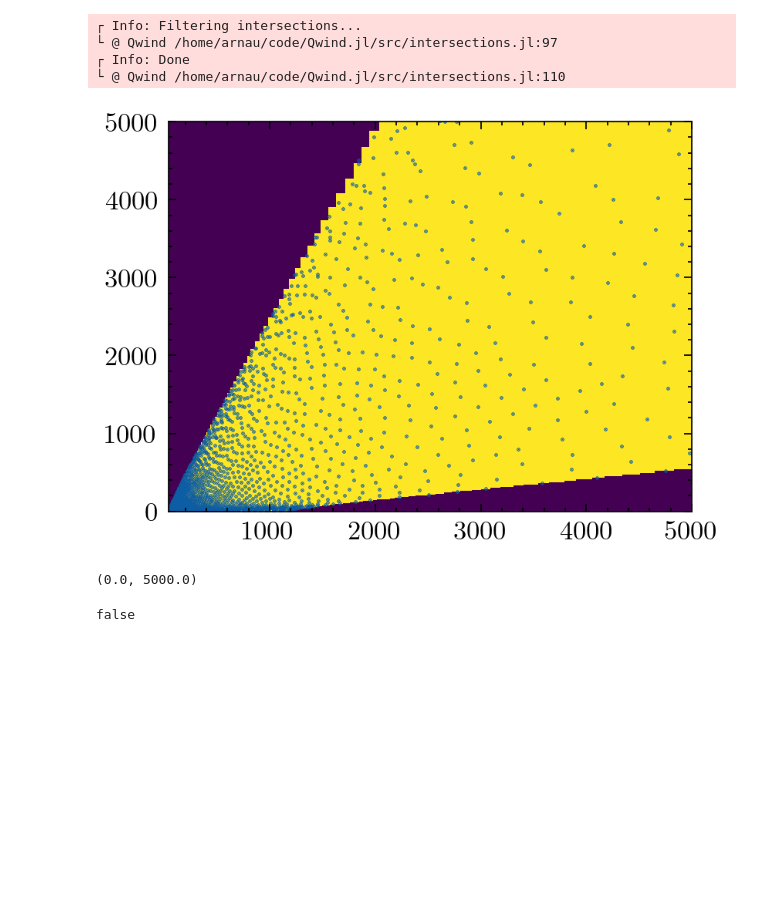
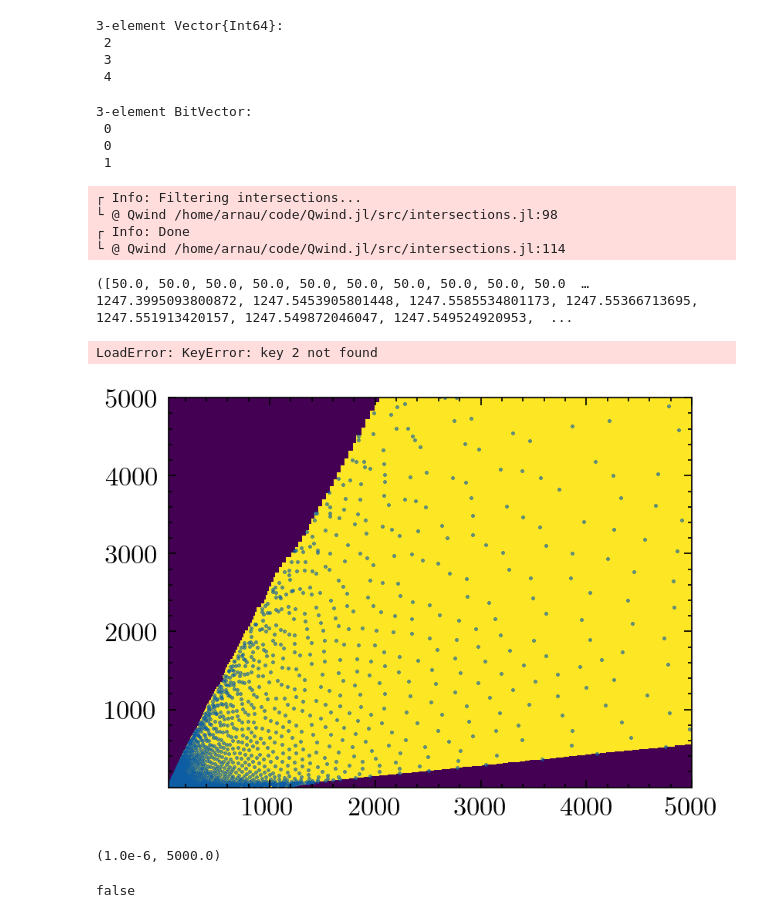
Before and after one commit to arnauqb/Qwind.jl, a Jupyter notebook: papers/paper2/rt_plots.ipynb, the cells around one changed output. Saved outputs shown, nothing was run; the diff lists cells and outputs as text; code cells hidden in the pictures; blank space fills up the shorter version.

Commit message:
Reworked wind hull again

```diff
--- a/papers/paper2/rt_plots.ipynb
+++ b/papers/paper2/rt_plots.ipynb
@@ -43,0 +104,15 @@ LoadError: StackOverflowError:
+# %%
+a = [1,2,3]
+b = [2,3,4]
+# %% [output]
+3-element Vector{Int64}:
+ 2
+ 3
+ 4
+# %%
+mask = (a .> 2) .& (b .> 2)
+# %% [output]
+3-element BitVector:
+ 0
+ 0
+ 1
@@ -44,25 +121,36 @@ LoadError: StackOverflowError:
+# %%
+red_integs = reduce_integrators(iterations_dict[1]["integrators"], no_interpolation=true)
+# %% [output]
+┌ Info: Filtering intersections...
+└ @ Qwind /home/arnau/code/Qwind.jl/src/intersections.jl:98
+┌ Info: Done
+└ @ Qwind /home/arnau/code/Qwind.jl/src/intersections.jl:114
+([50.0, 50.0, 50.0, 50.0, 50.0, 50.0, 50.0, 50.0, 50.0, 50.0  …  1247.3995093800872, 1247.5453905801448, 1247.5585534801173, 1247.55366713695, 1247.551913420157, 1247.549872046047, 1247.549524920953,  ...
 # %%
 it_num = 2
-r, z, _, _, _ = reduce_integrators(iterations_dict[it_num]["integrators"], n_timesteps=100, log=false);
-hull, ps = construct_wind_hull(r, z, [integ.p.r0 for integ in iterations_dict[it_num]["integrators"]], sigdigits=6);
+integrators = iterations_dict[it_num]["integrators"]
+r, z, _, _, _ = reduce_integrators(integrators, n_timesteps=100, log=false);
+r0 = [integ.p.r0 for integ in integrators]
+hull, ps = construct_wind_hull(r, z, r0);
 # %% [output]
-┌ Info: Filtering intersections...
-└ @ Qwind /home/arnau/code/Qwind.jl/src/intersections.jl:97
-┌ Info: Done
-└ @ Qwind /home/arnau/code/Qwind.jl/src/intersections.jl:110
+LoadError: KeyError: key 2 not found
 # %%
 fig, ax = plt.subplots()
 pss = reduce(hcat, ps)
-QwindPlotting.plot_wind_hull(hull, fig=fig, ax=ax, rmax=5000, zmax=5000, zmin=1e-6, rmin=40, nr=500, nz=500)
+rmin = 40
+zmin = 1e-6
+rmax = 5000
+zmax = 5000
+QwindPlotting.plot_wind_hull(hull, fig=fig, ax=ax, rmax=rmax, zmax=zmax, zmin=zmin, rmin=rmin, nr=1000, nz=1000)
 #ax.scatter(pss[1,:], pss[2,:], s=2, color="red")
 ax.scatter(r, z, s=0.1)
 vs = reduce(hcat, hull.vertices)
 #ax.scatter(vs[1,:], vs[2,:], color="green", s=3)
-ax.set_xlim(40,5000)
-ax.set_ylim(0,5000)
+ax.set_xlim(rmin, rmax)
+ax.set_ylim(zmin, zmax)
 # %% [output]
-[figure, old version]
+[figure, new version]
-(0.0, 5000.0)
+(1.0e-6, 5000.0)
 # %%
 Qwind.is_point_in_wind(hull, 57, 12)
 # %% [output]
```
Also changed, not shown: parts of 8 cells of this notebook, 9 other files.
